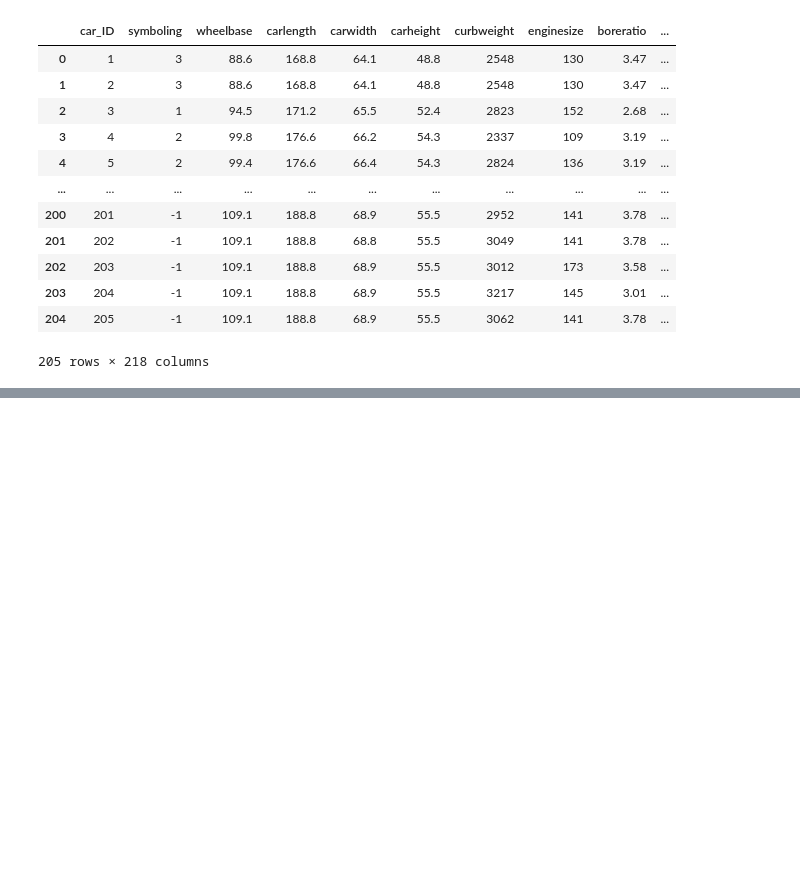
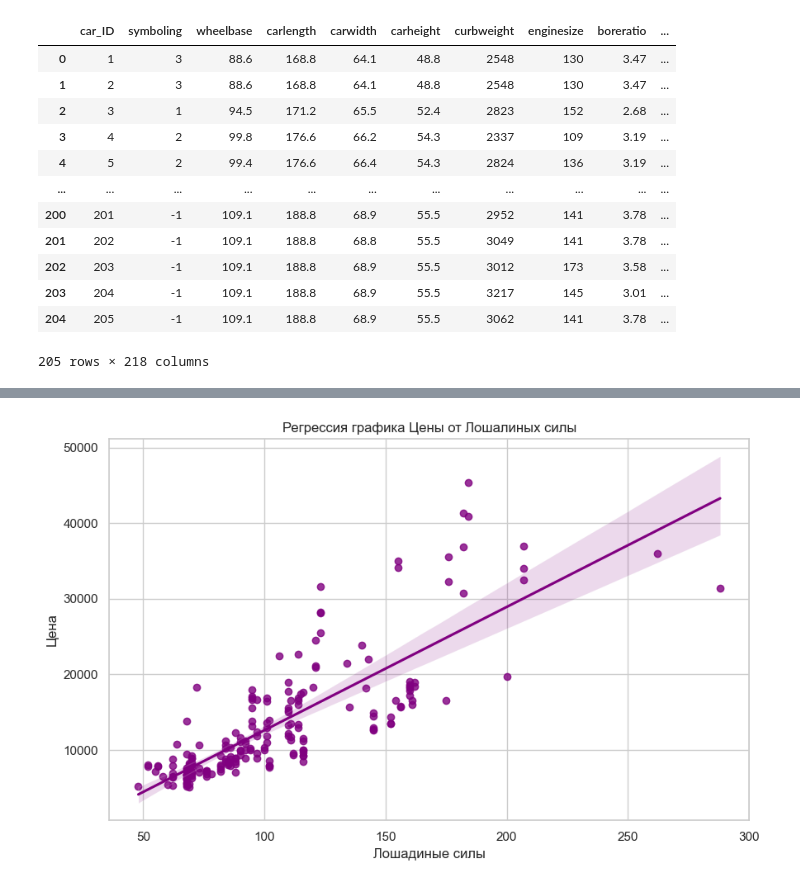
Before and after one commit to EDB999/IST_Labs, a Jupyter notebook: JuPyter_Lab6_N.ipynb, the cells around one changed output, grey strips where cells are left out. Cells and saved outputs as stored; diff of their text form; code cells hidden in the pictures; blank space fills up the shorter version.

```diff
--- a/JuPyter_Lab6_N.ipynb
+++ b/JuPyter_Lab6_N.ipynb
@@ -270,37 +270 @@ print(f'Процент изменчивости R^2: {r2}')
 Процент изменчивости R^2: 0.5602096278862232
-# %%
-df_cars_predictors
-
-print(df_cars_predictors.dtypes)
-
-for col in ['wheelbase', 'carlength', 'carwidth', 'curbweight', 'enginesize', 'boreratio', 'horsepower', 'price']:
-    df_cars_predictors[col] = pd.to_numeric(df_cars_predictors[col], errors='coerce')
-
-print(df_cars_predictors.isnull().sum())
-
-df_cars_predictors = df_cars_predictors.dropna()
-
-print(df_cars_predictors.dtypes)
-
-# Подготовка данных для модели
-Y = df_cars_predictors['price']
-X = df_cars_predictors[['company', 'fueltype', 'aspiration', 'carbody', 'drivewheel', 'wheelbase', 'carlength', 'carwidth', 'curbweight', 'enginetype', 'cylindernumber', 'enginesize', 'boreratio', 'horsepower']]
-
-# Преобразование категориальных переменных в числовые
-X = pd.get_dummies(X, drop_first=True)
-
-# Проверка типов данных после преобразования категориальных переменных
-print(X.dtypes)
-
-# Добавление константы
-X = sm.add_constant(X)
-
-# Проверка типов данных после добавления константы
-print(X.dtypes)
-
-# Создание и обучение модели
-model = sm.OLS(Y, X)
-results = model.fit()
-
-# Вывод результатов
-print(results.summary())
@@ -320,0 +317,11 @@ print(results.summary())
+# %%
+#7.4
+
+plt.figure(figsize=(10, 6))
+sns.regplot(x='horsepower', y='price', data=df_cars_predictors, color="purple")
+plt.title('Регрессия графика Цены от Лошалиных силы')
+plt.xlabel('Лошадиные силы')
+plt.ylabel('Цена')
+plt.show()
+# %% [output]
+[figure, added]
```
Also changed, not shown: parts of 5 cells of this notebook.
